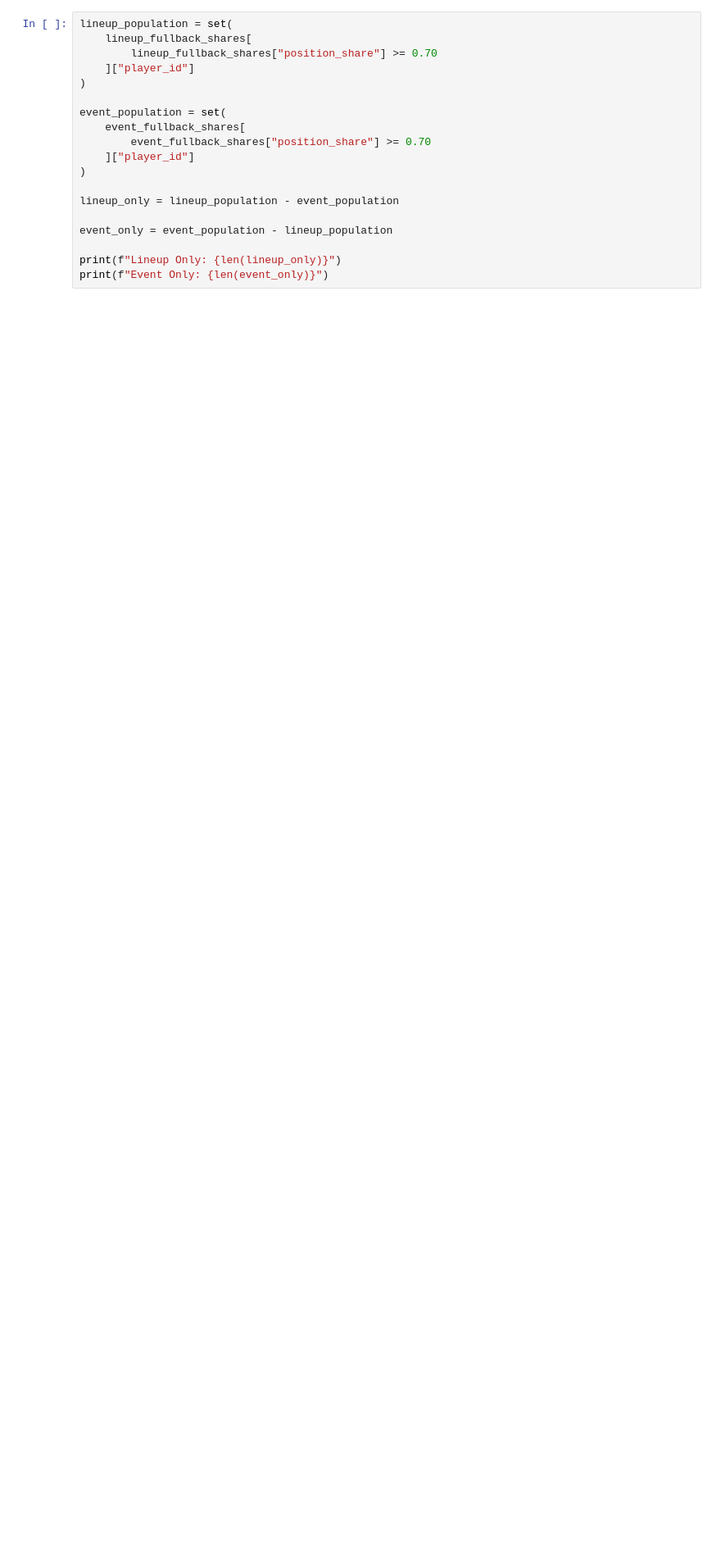
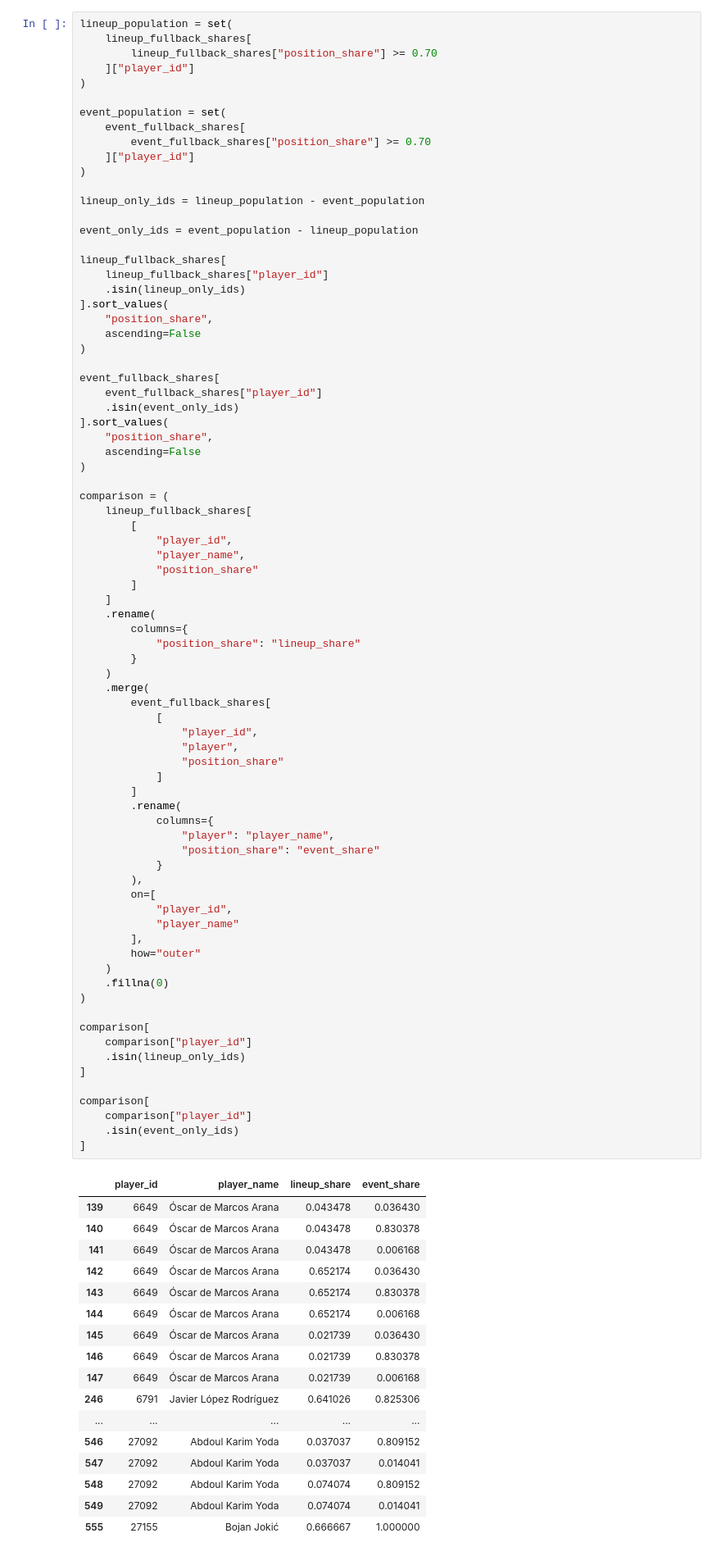
Before and after one commit to inatgomez/player-filter, a Jupyter notebook: notebooks/position_threshold_exploration.ipynb, the cells around one changed output. Shown at 82% size. Saved outputs shown, nothing was run; the diff lists cells and outputs as text; blank space fills up the shorter version.

```diff
--- a/notebooks/position_threshold_exploration.ipynb
+++ b/notebooks/position_threshold_exploration.ipynb
@@ -333,19 +333,96 @@ EVENTS
 # %%
 lineup_population = set(
     lineup_fullback_shares[
         lineup_fullback_shares["position_share"] >= 0.70
     ]["player_id"]
 )
 
 event_population = set(
     event_fullback_shares[
         event_fullback_shares["position_share"] >= 0.70
     ]["player_id"]
 )
 
-lineup_only = lineup_population - event_population
+lineup_only_ids = lineup_population - event_population
 
-event_only = event_population - lineup_population
+event_only_ids = event_population - lineup_population
 
-print(f"Lineup Only: {len(lineup_only)}")
-print(f"Event Only: {len(event_only)}")
+lineup_fullback_shares[
+    lineup_fullback_shares["player_id"]
+    .isin(lineup_only_ids)
+].sort_values(
+    "position_share",
+    ascending=False
+)
+
+event_fullback_shares[
+    event_fullback_shares["player_id"]
+    .isin(event_only_ids)
+].sort_values(
+    "position_share",
+    ascending=False
+)
+
+comparison = (
+    lineup_fullback_shares[
+        [
+            "player_id",
+            "player_name",
+            "position_share"
+        ]
+    ]
+    .rename(
+        columns={
+            "position_share": "lineup_share"
+        }
+    )
+    .merge(
+        event_fullback_shares[
+            [
+                "player_id",
+                "player",
+                "position_share"
+            ]
+        ]
+        .rename(
+            columns={
+                "player": "player_name",
+                "position_share": "event_share"
+            }
+        ),
+        on=[
+            "player_id",
+            "player_name"
+        ],
+        how="outer"
+    )
+    .fillna(0)
+)
+
+comparison[
+    comparison["player_id"]
+    .isin(lineup_only_ids)
+]
+
+comparison[
+    comparison["player_id"]
+    .isin(event_only_ids)
+]
+# %% [output]
+|  | player_id | player_name | lineup_share | event_share |
+| 139 | 6649 | Óscar de Marcos Arana | 0.043478 | 0.036430 |
+| 140 | 6649 | Óscar de Marcos Arana | 0.043478 | 0.830378 |
+| 141 | 6649 | Óscar de Marcos Arana | 0.043478 | 0.006168 |
+| 142 | 6649 | Óscar de Marcos Arana | 0.652174 | 0.036430 |
+| 143 | 6649 | Óscar de Marcos Arana | 0.652174 | 0.830378 |
+| 144 | 6649 | Óscar de Marcos Arana | 0.652174 | 0.006168 |
+| 145 | 6649 | Óscar de Marcos Arana | 0.021739 | 0.036430 |
+| 146 | 6649 | Óscar de Marcos Arana | 0.021739 | 0.830378 |
+| 147 | 6649 | Óscar de Marcos Arana | 0.021739 | 0.006168 |
+| 246 | 6791 | Javier López Rodríguez | 0.641026 | 0.825306 |
+| ... | ... | ... | ... | ... |
+| 546 | 27092 | Abdoul Karim Yoda | 0.037037 | 0.809152 |
+| 547 | 27092 | Abdoul Karim Yoda | 0.037037 | 0.014041 |
+| 548 | 27092 | Abdoul Karim Yoda | 0.074074 | 0.809152 |
+| 549 | 27092 | Abdoul Karim Yoda | 0.074074 | 0.014041 |
+| 555 | 27155 | Bojan Jokić | 0.666667 | 1.000000 |
```
